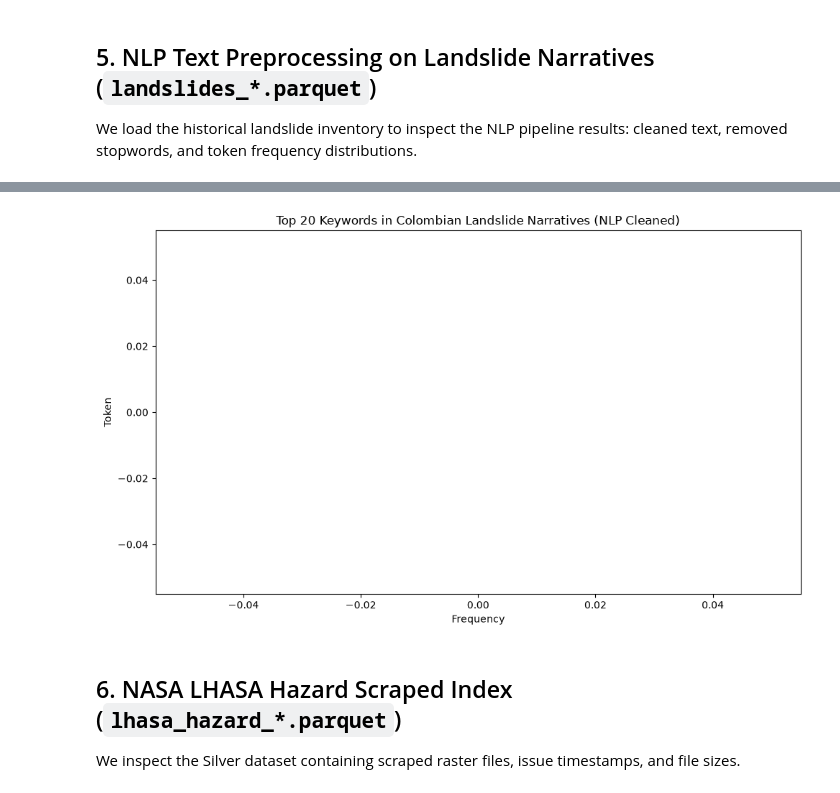
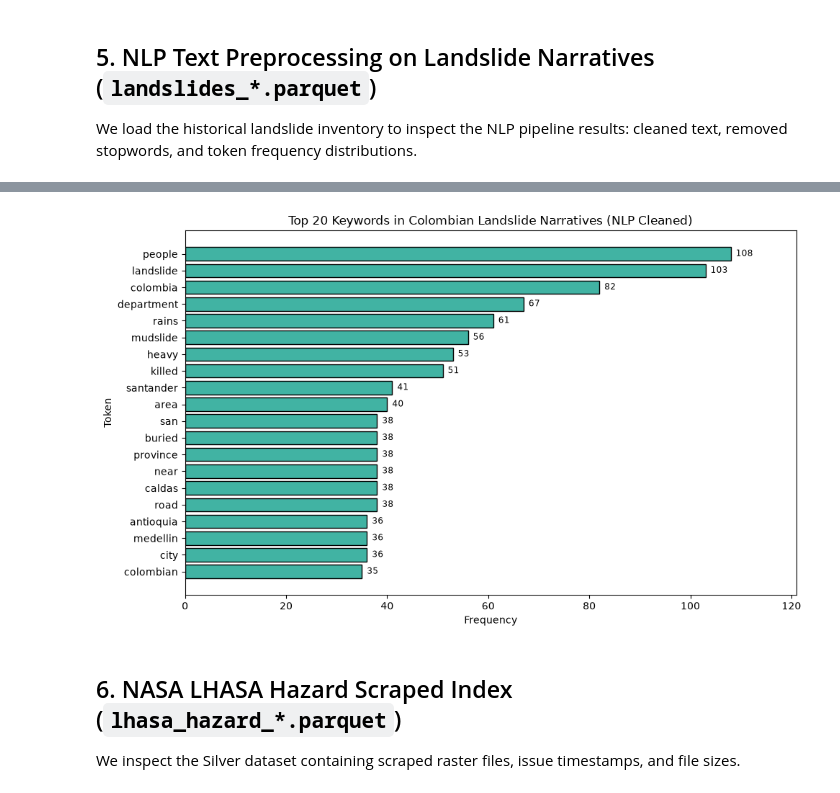
Before and after one commit to saritxm/landslide-monitoring-colombia, a Jupyter notebook: notebooks/02_silver_layer_exploration.ipynb, the cells around one changed output, grey strips where cells are left out. Cells and saved outputs as stored; diff of their text form; code cells hidden in the pictures.

Commit message:
refactor Silver preprocessing add ERA5 and report

```diff
--- a/notebooks/02_silver_layer_exploration.ipynb
+++ b/notebooks/02_silver_layer_exploration.ipynb
@@ -188,24 +188,34 @@ Columns: ['source_name', 'source_link', 'event_id', 'event_date', 'event_time',
 | 4 | Colombia | Córdoba | San Juan , Cordoba province BOGOT... | san juan cordoba province bogota ... | 48 |
 # %%
 from collections import Counter
+import numpy as np
+import pandas as pd
+import matplotlib.pyplot as plt
 
 all_tokens = []
 for token_list in df_landslides['tokens_nlp']:
-    if isinstance(token_list, (list, tuple)):
+    if isinstance(token_list, (list, tuple, np.ndarray)):
         all_tokens.extend(token_list)
 
-token_counts = Counter(all_tokens).most_common(20)
+reporting_stopwords = {'said', 'two', 'least', 'one', 'three', 'first', 'also', 'new'}
+domain_tokens = [t for t in all_tokens if t not in reporting_stopwords]
+
+token_counts = Counter(domain_tokens).most_common(20)
 token_df = pd.DataFrame(token_counts, columns=['Keyword', 'Frequency'])
 
 plt.figure(figsize=(10, 6))
-plt.barh(token_df['Keyword'][::-1], token_df['Frequency'][::-1], color='#41b3a3', edgecolor='black')
+bars = plt.barh(token_df['Keyword'][::-1], token_df['Frequency'][::-1], color='#41b3a3', edgecolor='black')
 plt.title('Top 20 Keywords in Colombian Landslide Narratives (NLP Cleaned)')
 plt.xlabel('Frequency')
 plt.ylabel('Token')
+for bar in bars:
+    w = bar.get_width()
+    plt.text(w + 1, bar.get_y() + bar.get_height()/2, f'{int(w)}', va='center', ha='left', fontsize=8.5)
+plt.xlim(0, max(token_df['Frequency']) * 1.12)
 plt.tight_layout()
 plt.show()
 # %% [output]
-[figure, old version]
+[figure, new version]
 # %% [markdown]
 ## 6. NASA LHASA Hazard Scraped Index (`lhasa_hazard_*.parquet`)
 We inspect the Silver dataset containing scraped raster files, issue timestamps, and file sizes.
```
Also changed, not shown: 25 other files.
